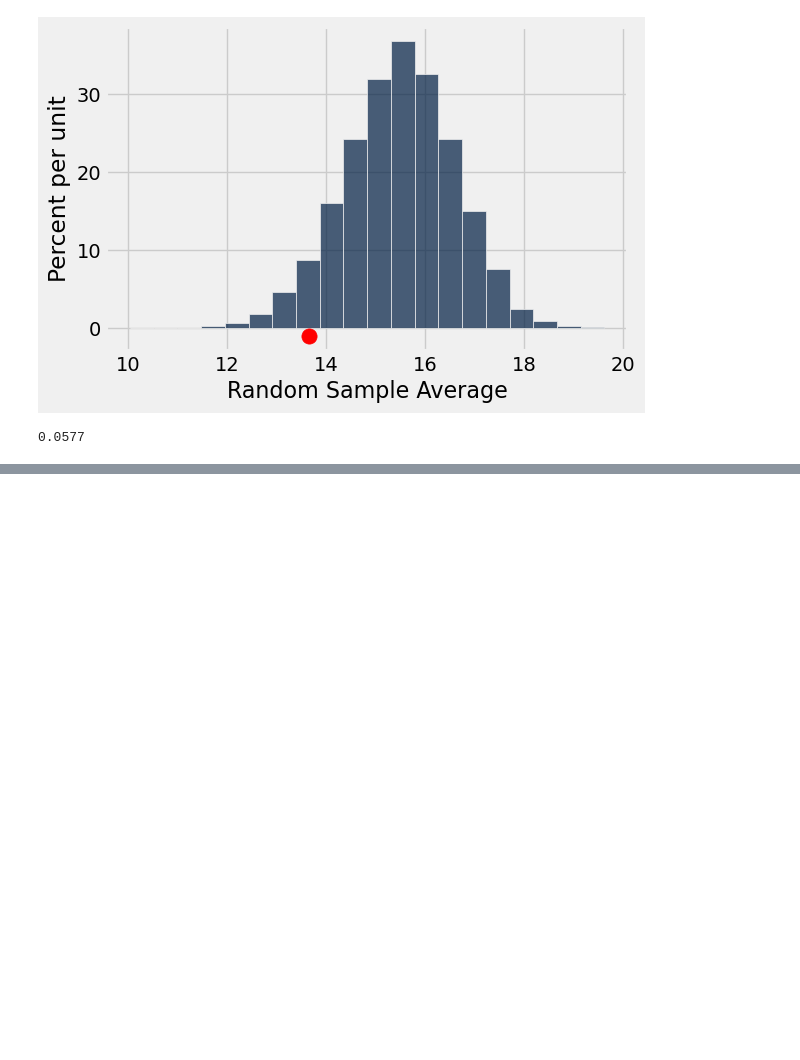
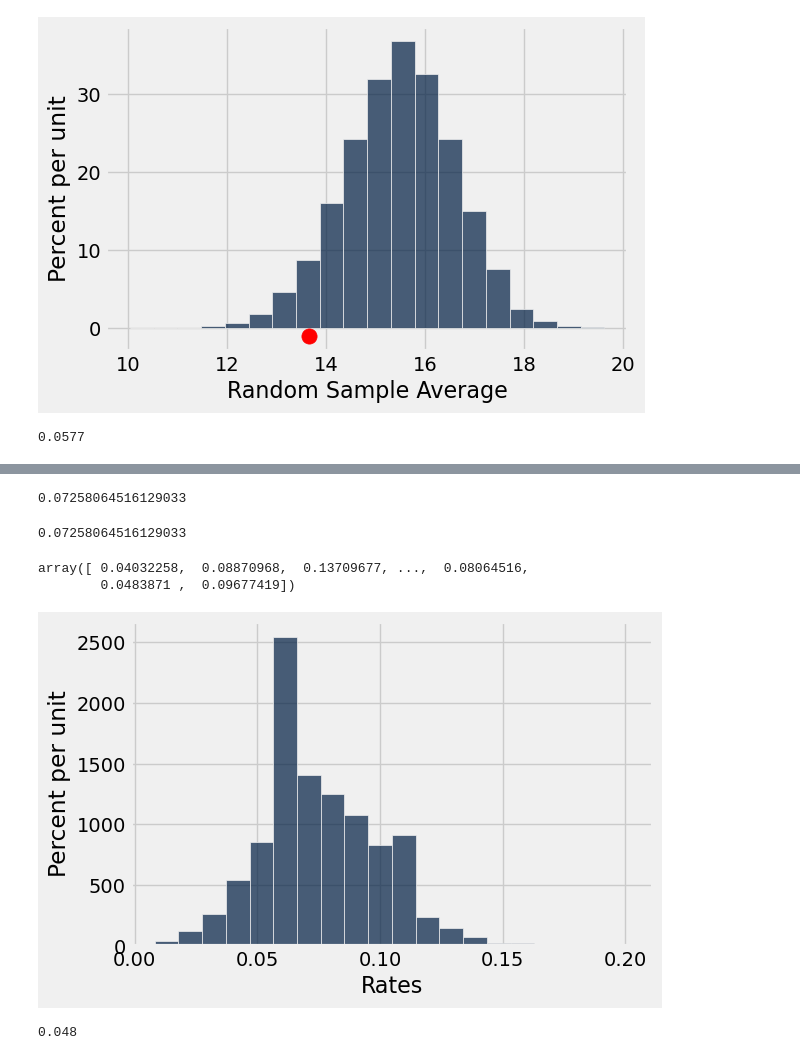
Before and after one commit to lawtonsclass/f25-code-from-class, a Jupyter notebook: data8/ch11.ipynb, the cells around one changed output, grey strips where cells are left out. Saved outputs shown, nothing was run; the diff lists cells and outputs as text; code cells hidden in the pictures; blank space fills up the shorter version.

```diff
--- a/data8/ch11.ipynb
+++ b/data8/ch11.ipynb
@@ -395,0 +456,3 @@ np.count_nonzero(sample_averages <= section_3_average) / simulations
+# %%
+diet2 = diet.pivot('Cancer', 'Diet')
+diet2.column('Yes') / (diet2.column('Yes') + diet2.column('No'))
@@ -395,0 +465,2 @@ np.count_nonzero(sample_averages <= section_3_average) / simulations
+# %%
+sample_proportion = sum(diet2.column('Yes')) / diet.num_rows
@@ -395,0 +471,29 @@ np.count_nonzero(sample_averages <= section_3_average) / simulations
+# %%
+sample_proportions(110 + 14, make_array(sample_proportion, 1 - sample_proportion)).item(0)
+# %% [output]
+0.07258064516129033
+# %%
+def one_sample_rate():
+    return sample_proportions(110 + 14, make_array(sample_proportion, 1 - sample_proportion)).item(0)
+# %%
+one_sample_rate()
+# %% [output]
+0.07258064516129033
+# %%
+simulations = 10000
+sample_rates = make_array()
+for i in np.arange(simulations):
+    sample_rates = np.append(sample_rates, one_sample_rate())
+# %%
+sample_rates
+# %% [output]
+array([ 0.04032258,  0.08870968,  0.13709677, ...,  0.08064516,
+        0.0483871 ,  0.09677419])
+# %%
+Table().with_column('Rates', sample_rates).hist(0, bins=20)
+# %% [output]
+[figure, added]
+# %%
+np.count_nonzero(sample_rates >= 0.11290323) / len(sample_rates)
+# %% [output]
+0.048
```
Also changed, not shown: parts of 47 cells of this notebook.
